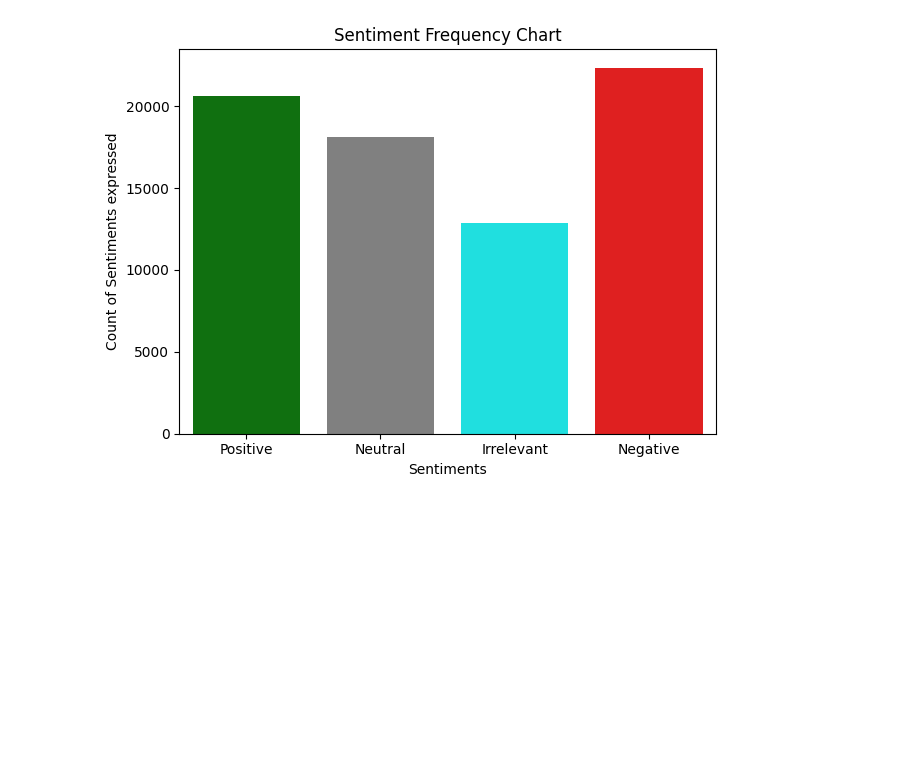
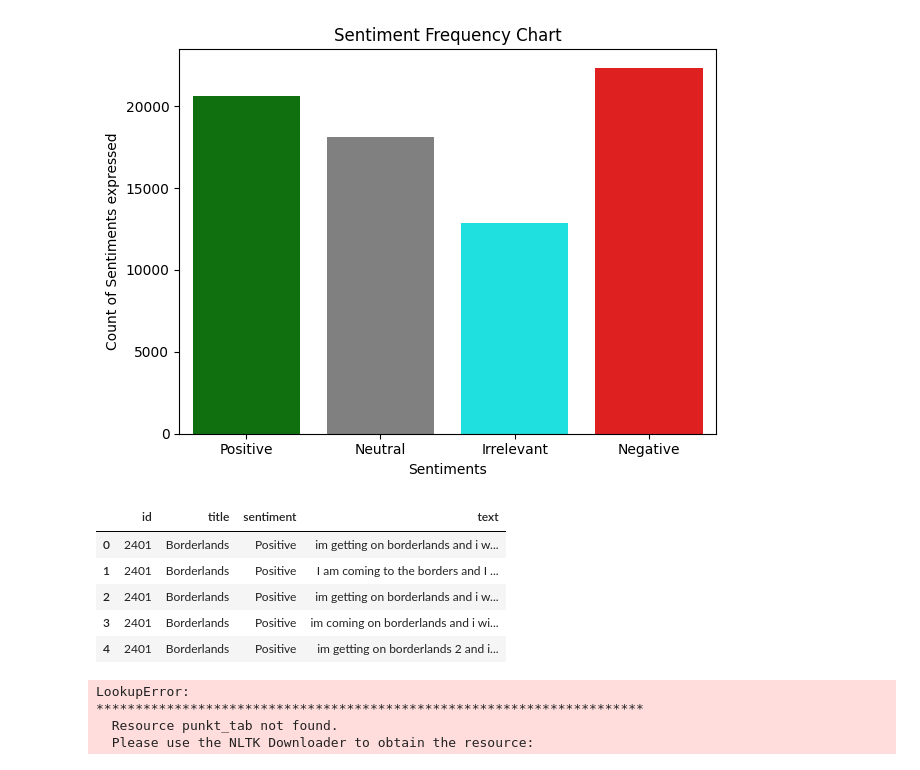
Before and after one commit to namitabagri/Text-Sentiment-Classifier, a Jupyter notebook: main.ipynb, the cells around one changed output. Cells and saved outputs as stored; diff of their text form; code cells hidden in the pictures; blank space fills up the shorter version.

Commit message:
apply the clean function to dataframe's feature for cleaning the text

```diff
--- a/main.ipynb
+++ b/main.ipynb
@@ -119,3 +126,19 @@ def clean(text):
     clean_words = ' '.join(words) # joins the words in the list seperated by a space
 
     return clean_words
+# %%
+train_df.head()
+# %% [output]
+|  | id | title | sentiment | text |
+| 0 | 2401 | Borderlands | Positive | im getting on borderlands and i w... |
+| 1 | 2401 | Borderlands | Positive | I am coming to the borders and I ... |
+| 2 | 2401 | Borderlands | Positive | im getting on borderlands and i w... |
+| 3 | 2401 | Borderlands | Positive | im coming on borderlands and i wi... |
+| 4 | 2401 | Borderlands | Positive | im getting on borderlands 2 and i... |
+# %%
+train_df['text']=train_df['text'].apply(clean)
+# %% [output]
+LookupError:
+**********************************************************************
+  Resource punkt_tab not found.
+  Please use the NLTK Downloader to obtain the resource:
```
Also changed, not shown: parts of 2 cells of this notebook.
